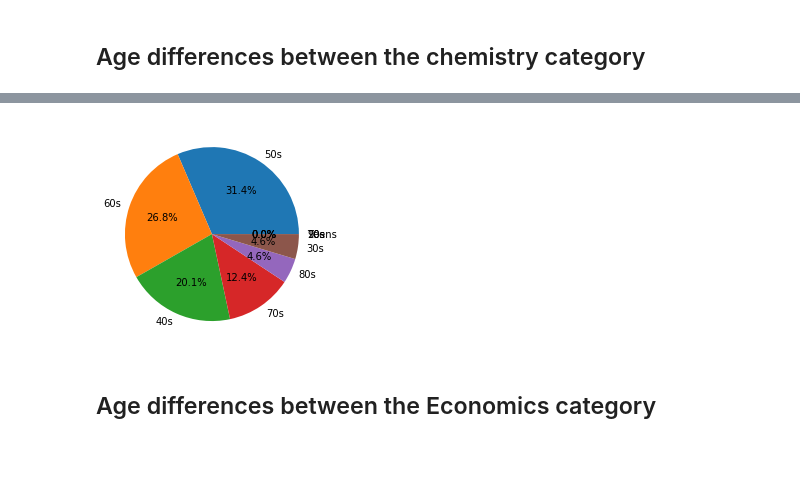
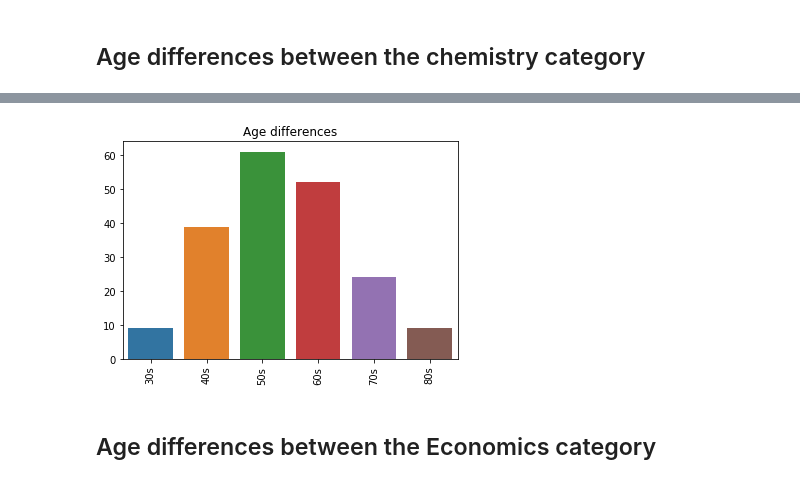
Before and after one commit to ahmedattia213/Project1DataEngineering, a Jupyter notebook: DataVisualization.ipynb, the cells around one changed output, grey strips where cells are left out. Cells and saved outputs as stored; diff of their text form; code cells hidden in the pictures; blank space fills up the shorter version.

```diff
--- a/DataVisualization.ipynb
+++ b/DataVisualization.ipynb
@@ -187,13 +191,15 @@ Chemistry['Birth Date'] = Chemistry['Birth Date'].replace(to_replace="nan", valu
 Chemistry['Birth Date'] = Chemistry['Birth Date'].apply(pd.to_numeric)
 Chemistry["Age"] = Chemistry["Year"] - Chemistry["Birth Date"]
 # %%
-bins = [0, 19, 29, 39, 49, 59, 69, 79, 89, 100]
-groupNames = ['Teens', '20s', '30s', '40s', '50s', '60s', '70s', '80s', '90s']
+bins = [29, 39, 49, 59, 69, 79, 89,]
+groupNames = ['30s', '40s', '50s', '60s', '70s', '80s']
 Chemistry['Age Categorical'] = pd.cut(Chemistry['Age'], bins, labels=groupNames)
 # %%
 ChemistryAge = Chemistry['Age Categorical'].value_counts()
 print(ChemistryAge)
 
-pie(ChemistryAge, labels=ChemistryAge.index, autopct='%1.1f%%');
-show()
+sns.barplot(x=ChemistryAge.index,y=ChemistryAge.values)
+plt.xticks(rotation=90)
+plt.title('Age differences')
+plt.show()
 # %% [output]
@@ -209,5 +212,5 @@ Teens     0
 Name: Age Categorical, dtype: int64
-[figure, old version]
+[figure, new version]
 # %% [markdown]
 ## Age differences between the Economics category
 # %%
```
Also changed, not shown: parts of 19 cells of this notebook.
